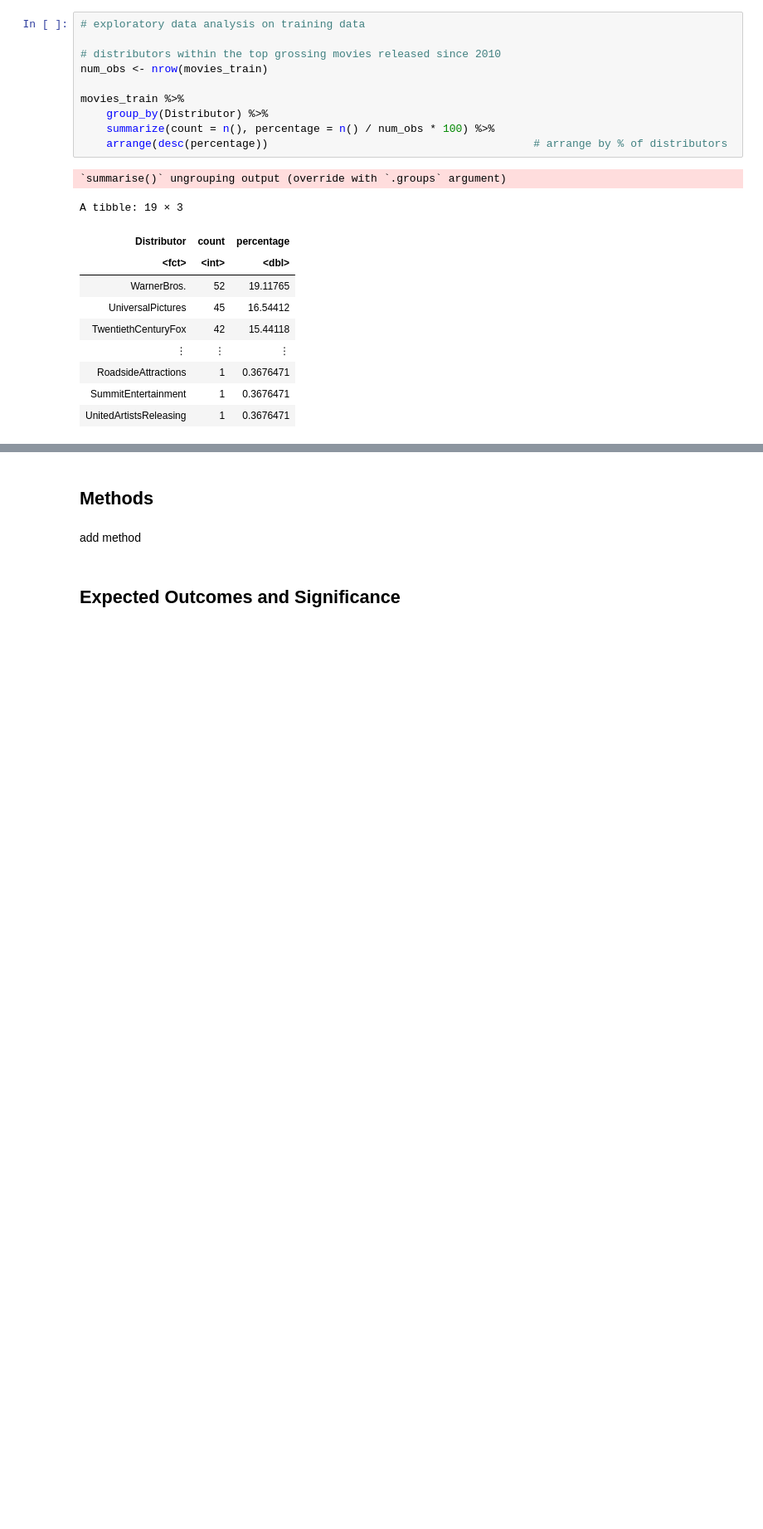
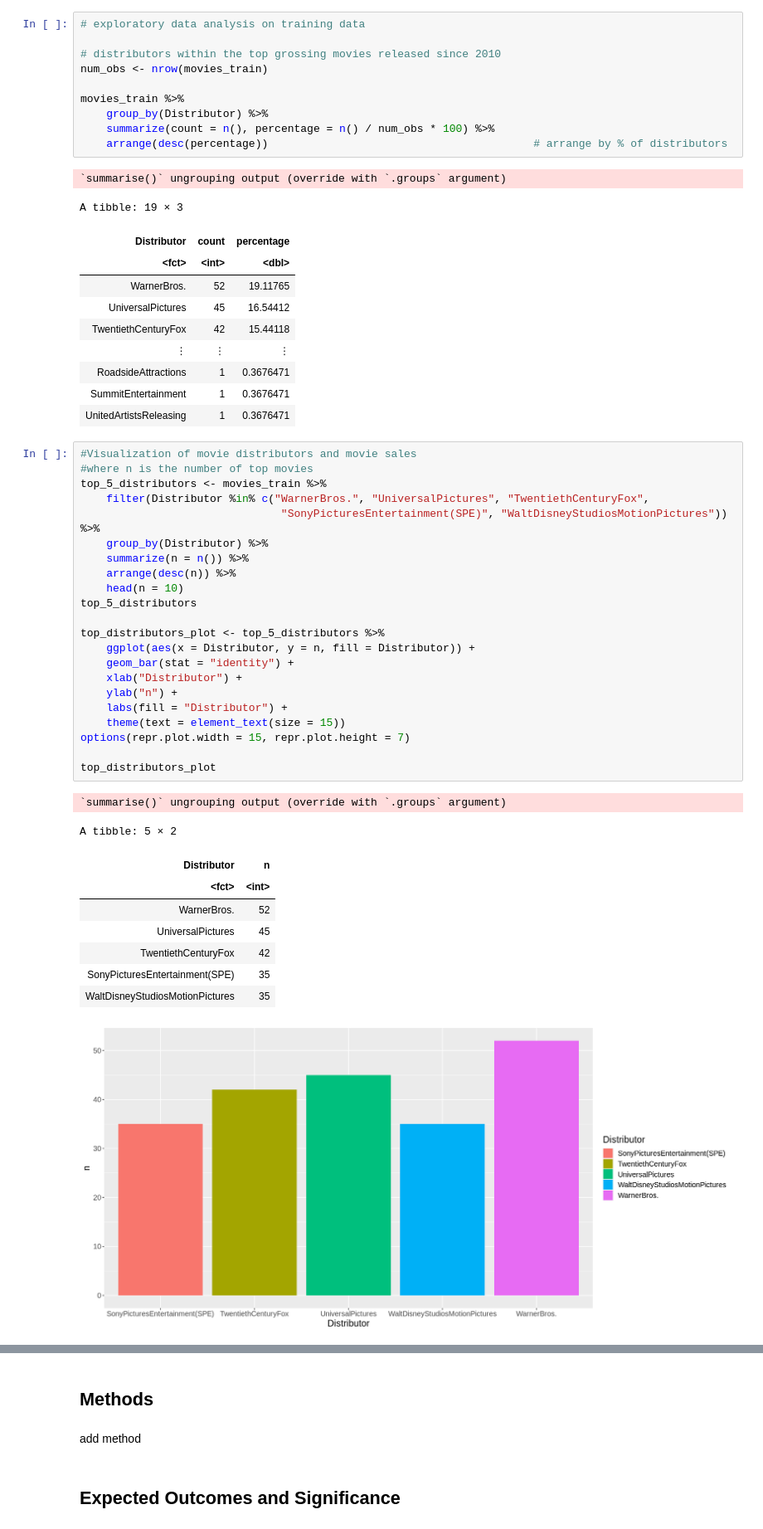
Before and after one commit to starsurfer87/DSCI100-Group-Project, a Jupyter notebook: project-proposal.ipynb, the cells around one changed output, grey strips where cells are left out. Shown at 83% size. Drawn from its saved outputs; the diff is of its cells as text; blank space fills up the shorter version.

Commit message:
Created 2 visualization graphs for distributor sales

```diff
--- a/project-proposal.ipynb
+++ b/project-proposal.ipynb
@@ -224,3 +231,36 @@ A tibble: 19 × 3
 | RoadsideAttractions | 1 | 0.3676471 |
 | SummitEntertainment | 1 | 0.3676471 |
 | UnitedArtistsReleasing | 1 | 0.3676471 |
+# %%
+#Visualization of movie distributors and movie sales
+#where n is the number of top movies
+top_5_distributors <- movies_train %>%
+    filter(Distributor %in% c("WarnerBros.", "UniversalPictures", "TwentiethCenturyFox",
+                               "SonyPicturesEntertainment(SPE)", "WaltDisneyStudiosMotionPictures")) %>%
+    group_by(Distributor) %>%
+    summarize(n = n()) %>%
+    arrange(desc(n)) %>%
+    head(n = 10)
+top_5_distributors
+
+top_distributors_plot <- top_5_distributors %>%
+    ggplot(aes(x = Distributor, y = n, fill = Distributor)) +
+    geom_bar(stat = "identity") +
+    xlab("Distributor") +
+    ylab("n") +
+    labs(fill = "Distributor") +
+    theme(text = element_text(size = 15))
+options(repr.plot.width = 15, repr.plot.height = 7)
+
+top_distributors_plot
+# %% [output]
+`summarise()` ungrouping output (override with `.groups` argument)
+A tibble: 5 × 2
+| Distributor | n |
+| <fct> | <int> |
+| WarnerBros. | 52 |
+| UniversalPictures | 45 |
+| TwentiethCenturyFox | 42 |
+| SonyPicturesEntertainment(SPE) | 35 |
+| WaltDisneyStudiosMotionPictures | 35 |
+[figure, added]
```
Also changed, not shown: parts of 4 cells of this notebook.
